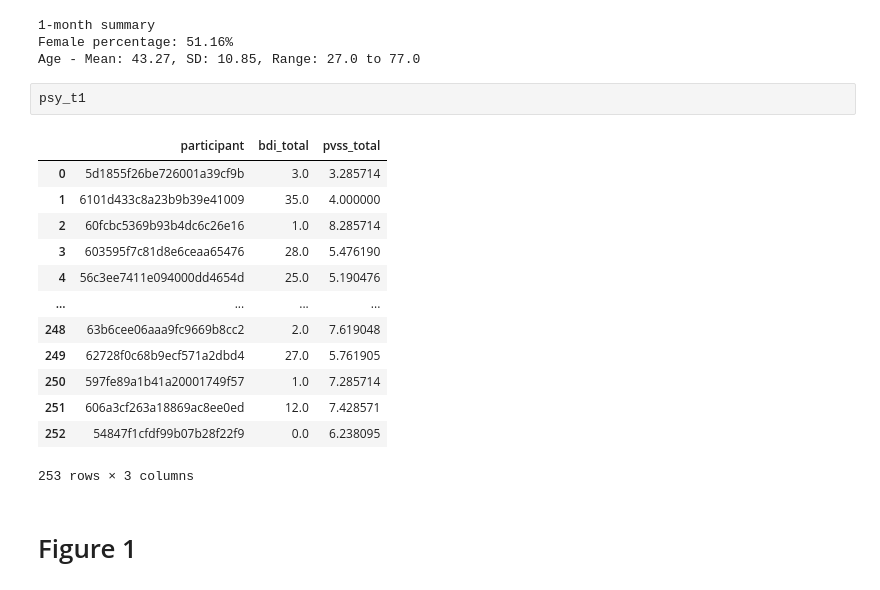
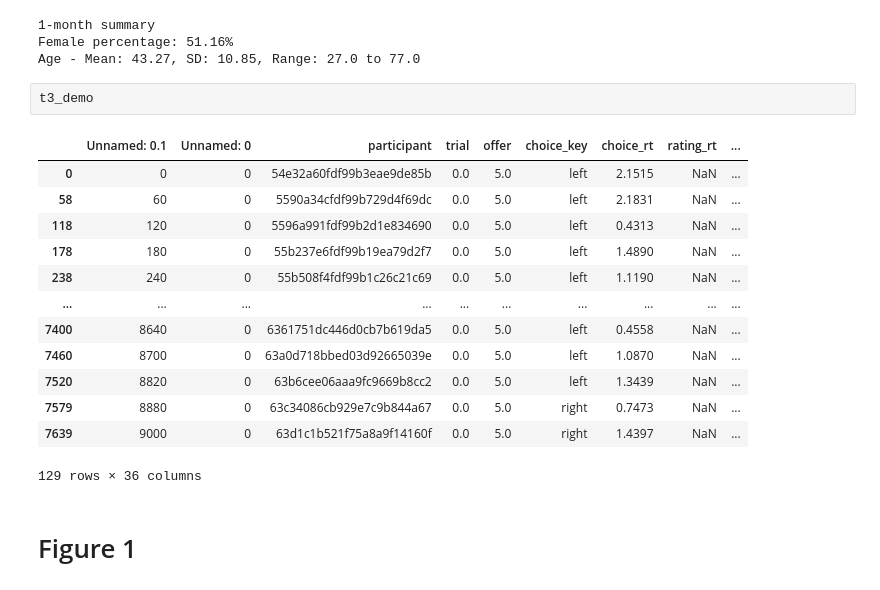
Before and after one commit to fuqixiu/leap-online-study, a Jupyter notebook: analysis/longitudinal_check.ipynb, the cells around one changed output. Cells and saved outputs as stored; diff of their text form.

```diff
--- a/analysis/longitudinal_check.ipynb
+++ b/analysis/longitudinal_check.ipynb
@@ -122,22 +127,22 @@ print(f"Age - Mean: {age_mean:.2f}, SD: {age_std:.2f}, Range: {age_min} to {age_
 1-month summary
 Female percentage: 51.16%
 Age - Mean: 43.27, SD: 10.85, Range: 27.0 to 77.0
-# %%
-psy_t1
-# %% [output]
-|  | participant | bdi_total | pvss_total |
-| 0 | 5d1855f26be726001a39cf9b | 3.0 | 3.285714 |
-| 1 | 6101d433c8a23b9b39e41009 | 35.0 | 4.000000 |
-| 2 | 60fcbc5369b93b4dc6c26e16 | 1.0 | 8.285714 |
-| 3 | 603595f7c81d8e6ceaa65476 | 28.0 | 5.476190 |
-| 4 | 56c3ee7411e094000dd4654d | 25.0 | 5.190476 |
-| ... | ... | ... | ... |
-| 248 | 63b6cee06aaa9fc9669b8cc2 | 2.0 | 7.619048 |
-| 249 | 62728f0c68b9ecf571a2dbd4 | 27.0 | 5.761905 |
-| 250 | 597fe89a1b41a20001749f57 | 1.0 | 7.285714 |
-| 251 | 606a3cf263a18869ac8ee0ed | 12.0 | 7.428571 |
-| 252 | 54847f1cfdf99b07b28f22f9 | 0.0 | 6.238095 |
-253 rows × 3 columns
+# %%
+t3_demo
+# %% [output]
+|  | Unnamed: 0.1 | Unnamed: 0 | participant | trial | offer | choice_key | choice_rt | rating_rt | ... |
+| 0 | 0 | 0 | 54e32a60fdf99b3eae9de85b | 0.0 | 5.0 | left | 2.1515 | NaN | ... |
+| 58 | 60 | 0 | 5590a34cfdf99b729d4f69dc | 0.0 | 5.0 | left | 2.1831 | NaN | ... |
+| 118 | 120 | 0 | 5596a991fdf99b2d1e834690 | 0.0 | 5.0 | left | 0.4313 | NaN | ... |
+| 178 | 180 | 0 | 55b237e6fdf99b19ea79d2f7 | 0.0 | 5.0 | left | 1.4890 | NaN | ... |
+| 238 | 240 | 0 | 55b508f4fdf99b1c26c21c69 | 0.0 | 5.0 | left | 1.1190 | NaN | ... |
+| ... | ... | ... | ... | ... | ... | ... | ... | ... | ... |
+| 7400 | 8640 | 0 | 6361751dc446d0cb7b619da5 | 0.0 | 5.0 | left | 0.4558 | NaN | ... |
+| 7460 | 8700 | 0 | 63a0d718bbed03d92665039e | 0.0 | 5.0 | left | 1.0870 | NaN | ... |
+| 7520 | 8820 | 0 | 63b6cee06aaa9fc9669b8cc2 | 0.0 | 5.0 | left | 1.3439 | NaN | ... |
+| 7579 | 8880 | 0 | 63c34086cb929e7c9b844a67 | 0.0 | 5.0 | right | 0.7473 | NaN | ... |
+| 7639 | 9000 | 0 | 63d1c1b521f75a8a9f14160f | 0.0 | 5.0 | right | 1.4397 | NaN | ... |
+129 rows × 36 columns
 # %% [markdown]
 # Figure 1
 # %% [markdown]
```
Also changed, not shown: parts of 1 cell of this notebook.
